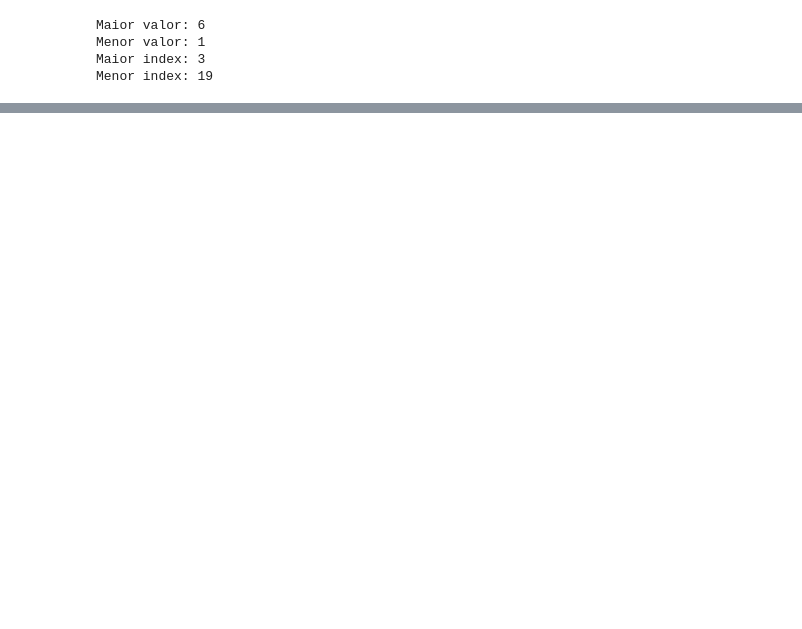
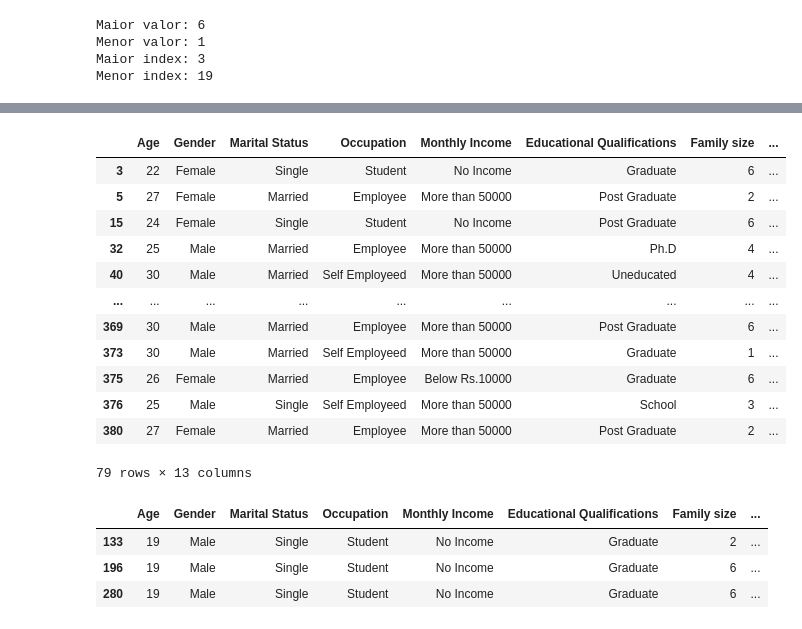
Before and after one commit to FelipeOrlandoLanzara/Data-Science, a Jupyter notebook: 2. Análise de Dados/2.2. Pandas/pandas.ipynb, the cells around one changed output, grey strips where cells are left out. Cells and saved outputs as stored; diff of their text form; code cells hidden in the pictures; blank space fills up the shorter version.

```diff
--- a/2. Análise de Dados/2.2. Pandas/pandas.ipynb
+++ b/2. Análise de Dados/2.2. Pandas/pandas.ipynb
@@ -431,0 +533,27 @@ df.iloc[0:2]
+# %%
+# Exemeplo 2: Utilizando condições com operador or
+
+df[(df['Family size'] == 6) | (df['Monthly Income'] == 'More than 50000')] # Apenas se o tamanho da família seja igual a 6 ou tenha um ganho mensal maior que 50000
+# %% [output]
+|  | Age | Gender | Marital Status | Occupation | Monthly Income | Educational Qualifications | Family size | ... |
+| 3 | 22 | Female | Single | Student | No Income | Graduate | 6 | ... |
+| 5 | 27 | Female | Married | Employee | More than 50000 | Post Graduate | 2 | ... |
+| 15 | 24 | Female | Single | Student | No Income | Post Graduate | 6 | ... |
+| 32 | 25 | Male | Married | Employee | More than 50000 | Ph.D | 4 | ... |
+| 40 | 30 | Male | Married | Self Employeed | More than 50000 | Uneducated | 4 | ... |
+| ... | ... | ... | ... | ... | ... | ... | ... | ... |
+| 369 | 30 | Male | Married | Employee | More than 50000 | Post Graduate | 6 | ... |
+| 373 | 30 | Male | Married | Self Employeed | More than 50000 | Graduate | 1 | ... |
+| 375 | 26 | Female | Married | Employee | Below Rs.10000 | Graduate | 6 | ... |
+| 376 | 25 | Male | Single | Self Employeed | More than 50000 | School | 3 | ... |
+| 380 | 27 | Female | Married | Employee | More than 50000 | Post Graduate | 2 | ... |
+79 rows × 13 columns
+# %%
+# Exemeplo 3: Utilizando condições com operador and e not
+
+df[(df['Age'] == 19) & ~(df['Gender'] == 'Female')] # Caso idade seja igual a 19 e não seja mulher
+# %% [output]
+|  | Age | Gender | Marital Status | Occupation | Monthly Income | Educational Qualifications | Family size | ... |
+| 133 | 19 | Male | Single | Student | No Income | Graduate | 2 | ... |
+| 196 | 19 | Male | Single | Student | No Income | Graduate | 6 | ... |
+| 280 | 19 | Male | Single | Student | No Income | Graduate | 6 | ... |
```
Also changed, not shown: parts of 16 cells of this notebook.
